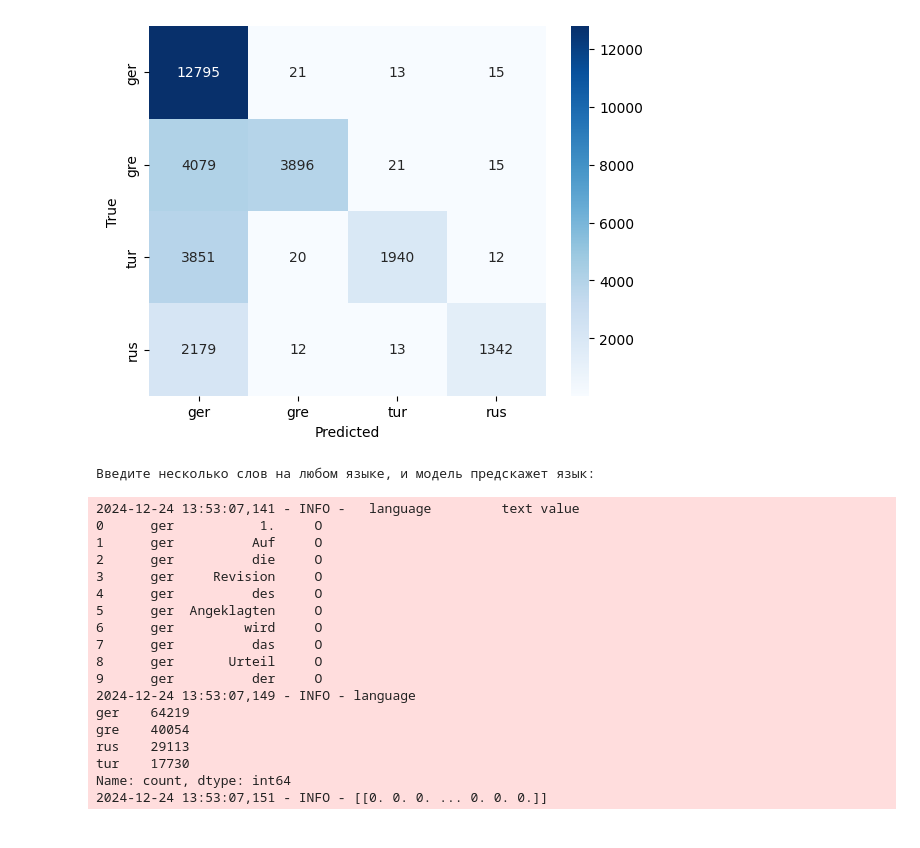
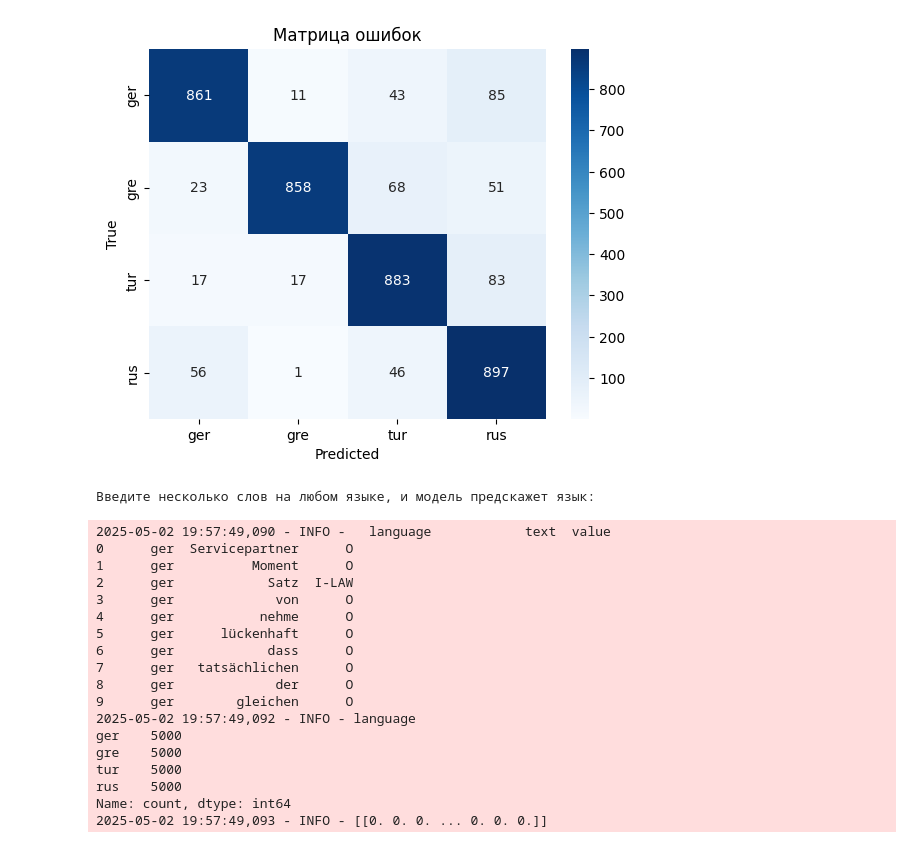
Before and after one commit to ilya-pilya/vkrchik, a Jupyter notebook: vkr.ipynb, the cells around one changed output. Saved outputs shown, nothing was run; the diff lists cells and outputs as text; code cells hidden in the pictures.

```diff
--- a/vkr.ipynb
+++ b/vkr.ipynb
@@ -76,7 +83,8 @@ def load_and_clean_dataset(directory, lang):
     try:
         df = load_dataset(file_path)
         df = clean_dataset(df)
-        logging.info(f'Очистка прошла успешно {file_path}')
+        df = df.sample(n=min(5000, len(df)), random_state=42)   #Ограничение
+        logging.info(f'Очистка прошла успешно {file_path} (строк после сэмплирования: {len(df)})')
         return df
     except PermissionError as e:
         logging.error(f"Permission error: {e}")
@@ -107,33 +115,39 @@ def main():
     if 'text' not in test_df.columns:
         raise KeyError("Столбец 'text' не найден в test_df")
 
-    vectorizer = TfidfVectorizer(max_features=5000)
+    logging.info("Баланс классов в обучающем наборе:")
+    logging.info(train_df['language'].value_counts())
+
+    vectorizer = TfidfVectorizer(analyzer='char', ngram_range=(1, 4), max_features=5000)
     X_train = vectorizer.fit_transform(train_df['text'].dropna())
     X_test = vectorizer.transform(test_df['text'].dropna())
     y_train = train_df['language']
     y_test = test_df['language']
-    logging.info("Векторизация выполнена успешно")
+    logging.info("Векторизация с символьными n-граммами выполнена успешно")
 
-    model = LogisticRegression(max_iter=1000)
+    model = VotingClassifier(estimators=[
+        ('lr', LogisticRegression(max_iter=1000)),
+        ('svc', SVC(probability=True)),
+        ('nb', MultinomialNB())
+    ], voting='soft')
+
     model.fit(X_train, y_train)
+    y_pred = model.predict(X_test)
 
-    y_pred = model.predict(X_test)
-    logging.info(classification_report(y_test, y_pred))
-
-    y_pred = model.predict(X_test)
     logging.info(classification_report(y_test, y_pred))
 
     conf_matrix = confusion_matrix(y_test, y_pred)
     sns.heatmap(conf_matrix, annot=True, fmt='d', cmap='Blues', xticklabels=languages, yticklabels=languages)
     plt.xlabel('Predicted')
     plt.ylabel('True')
+    plt.title('Матрица ошибок')
     plt.show()
 
+    joblib.dump(vectorizer, 'tfidf_vectorizer.pkl')
     joblib.dump(model, 'language_classifier.pkl')
-    joblib.dump(vectorizer, 'tfidf_vectorizer.pkl')
 
-    model = joblib.load('language_classifier.pkl')
-    vectorizer = joblib.load('tfidf_vectorizer.pkl')
+    #vectorizer = joblib.load('tfidf_vectorizer.pkl')
+    #model = joblib.load('language_classifier.pkl')
 
     def predict_language(text):
         text_vectorized = vectorizer.transform([text])
@@ -144,6 +158,15 @@ def main():
     user_input = input("Ввод: ")
     predicted_language = predict_language(user_input)
     print(f"Предсказанный язык: {predicted_language}")
+
+    features = vectorizer.get_feature_names_out()
+    rus_texts = train_df[train_df['language'] == 'rus']['text']
+    rus_vectorized = vectorizer.transform(rus_texts)
+    mean_tfidf = rus_vectorized.mean(axis=0).A1
+    top_indices = mean_tfidf.argsort()[-20:][::-1]
+    print("Топ n-грамм для русского языка:")
+    for i in top_indices:
+        print(features[i])
 
     # Проверка данных
     logging.info(combined_df.head(10))
@@ -187,20 +210,20 @@ weighted avg       0.80      0.66      0.64     30224
-[figure, old version]
+[figure, new version]
 Введите несколько слов на любом языке, и модель предскажет язык:
-2024-12-24 13:53:07,141 - INFO -   language         text value
-0      ger           1.     O
-1      ger          Auf     O
-2      ger          die     O
-3      ger     Revision     O
-4      ger          des     O
-5      ger  Angeklagten     O
-6      ger         wird     O
-7      ger          das     O
-8      ger       Urteil     O
-9      ger          der     O
-2024-12-24 13:53:07,149 - INFO - language
-ger    64219
-gre    40054
-rus    29113
-tur    17730
+2025-05-02 19:57:49,090 - INFO -   language            text  value
+0      ger  Servicepartner      O
+1      ger          Moment      O
+2      ger            Satz  I-LAW
+3      ger             von      O
+4      ger           nehme      O
+5      ger      lückenhaft      O
+6      ger            dass      O
+7      ger   tatsächlichen      O
+8      ger             der      O
+9      ger        gleichen      O
+2025-05-02 19:57:49,092 - INFO - language
+ger    5000
+gre    5000
+tur    5000
+rus    5000
 Name: count, dtype: int64
-2024-12-24 13:53:07,151 - INFO - [[0. 0. 0. ... 0. 0. 0.]]
+2025-05-02 19:57:49,093 - INFO - [[0. 0. 0. ... 0. 0. 0.]]
```
Also changed, not shown: parts of 2 cells of this notebook, 4 other files.
